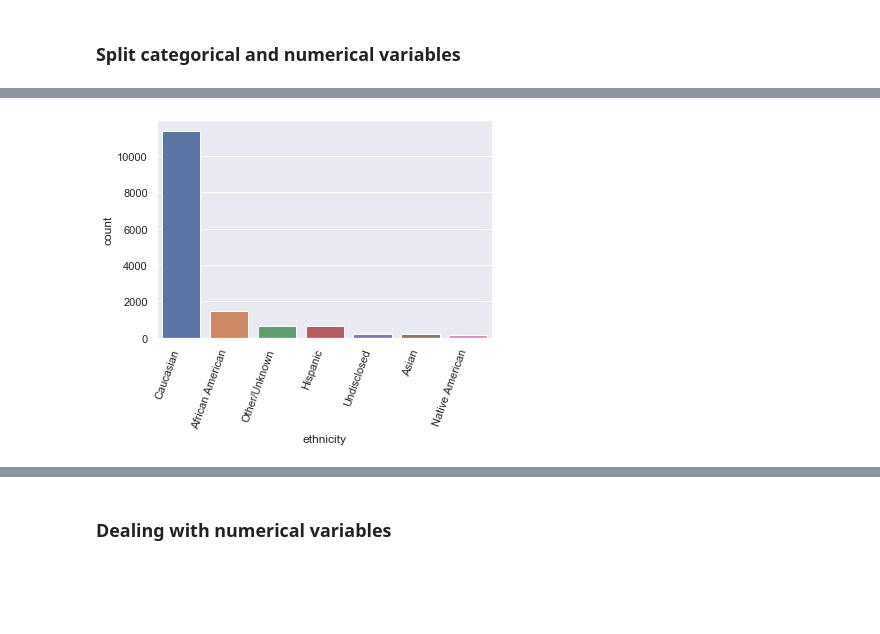
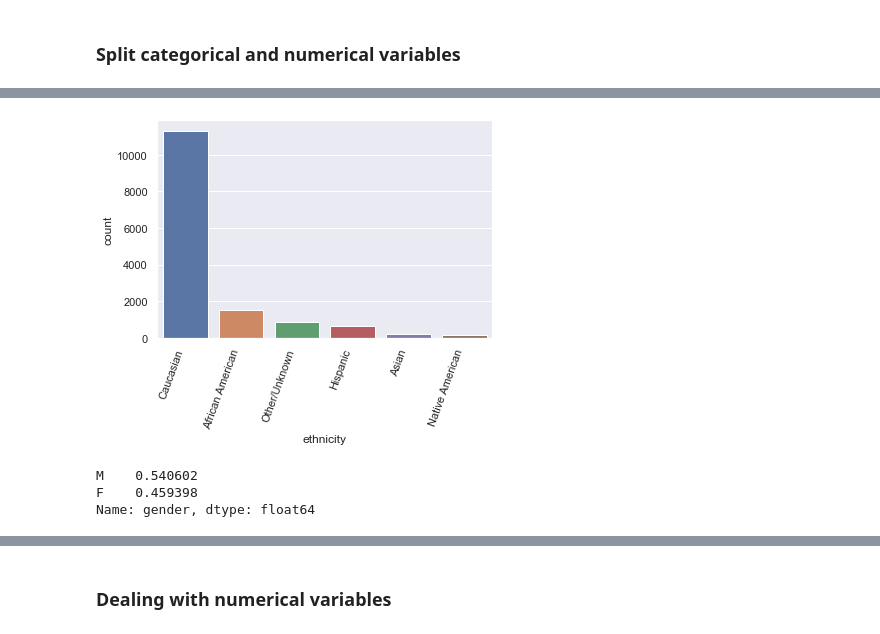
Before and after one commit to IshanaRaina/To-Live-or-Not-To-Live, a Jupyter notebook: DataPreprocessing.ipynb, the cells around one changed output, grey strips where cells are left out. Drawn from its saved outputs; the diff is of its cells as text; code cells hidden in the pictures; blank space fills up the shorter version.

```diff
--- a/DataPreprocessing.ipynb
+++ b/DataPreprocessing.ipynb
@@ -164,0 +190,17 @@ The shape of X after dropping columns is (14631, 143)
+# %%
+# Transforming BMI to a categorical variable
+def BMICat(x) :
+    try :
+         x = float(x)
+         if (x >= 0) and (x < 18.5) : return 'Underweight'
+         elif ((x >= 18.5 ) and (x <= 24.9)) : return 'Normal Weight'
+         elif ((x >= 25 )   and (x <= 29.9)) : return 'Overweight'
+         else : return 'Obese'
+    except ValueError:
+         return 'Other'
+
+final_X['bmi'] = final_X['bmi'].apply(BMICat)
+# %%
+sns.set(style="darkgrid")
+ax = sns.countplot(final_X['bmi'], order = final_X['bmi'].value_counts().index)
+plt.show()
@@ -164,0 +209,23 @@ The shape of X after dropping columns is (14631, 143)
+# %%
+# Transforming pre_icu_los_days to a categorical variable
+def PILDCat(x) :
+    try :
+         x = float(x)
+         if (x <= 0)                : return 'Range[- to 0]'
+         elif (x > 0) and (x <= 5) : return  'Range[1 to 5]'
+         elif (x > 5) and (x <= 10) : return 'Range[5 to 10]'
+         elif (x > 10) and (x <= 15) : return 'Range[11 to 15]'
+         elif ((x > 15) and (x <= 20)) : return 'Range[16 to 20]'
+         elif ((x > 20) and (x <= 25)) : return 'Range[21 to 25]'
+         elif ((x > 25 ) and (x <= 30)) : return 'Range[25 to 30]'
+
+         else : return 'Range[> 30]'
+    except ValueError:
+         return 'Other'
+
+final_X['pre_icu_los_days']= final_X['pre_icu_los_days'].apply(PILDCat)
+# %%
+sns.set(style="darkgrid")
+ax = sns.countplot(final_X['pre_icu_los_days'], order = final_X['pre_icu_los_days'].value_counts().index)
+ax.set_xticklabels(ax.get_xticklabels(), rotation=70, ha="right")
+plt.show()
@@ -226,9 +313,16 @@ dtype: int64
 # %%
 # Imputing values for ethnicity
-X_cat.loc[:, 'ethnicity'] = X_cat['ethnicity'].fillna('Undisclosed')
+X_cat.loc[:, 'ethnicity'] = X_cat['ethnicity'].fillna('Other/Unknown')
 sns.set(style="darkgrid")
 ax = sns.countplot(X_cat['ethnicity'], order = X_cat['ethnicity'].value_counts().index)
 ax.set_xticklabels(ax.get_xticklabels(), rotation=70, ha="right")
 plt.show()
 # %% [output]
-[figure, old version]
+[figure, new version]
+# %%
+# Percentage of gender classes
+X_cat['gender'].value_counts(normalize=True)
+# %% [output]
+M    0.540602
+F    0.459398
+Name: gender, dtype: float64
```
Also changed, not shown: parts of 26 cells of this notebook.
